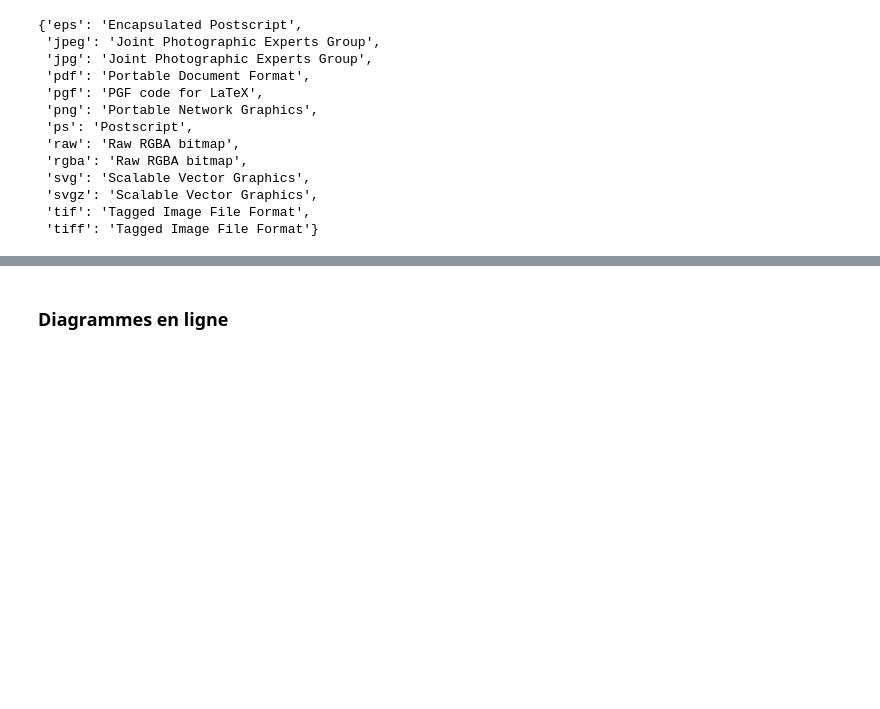
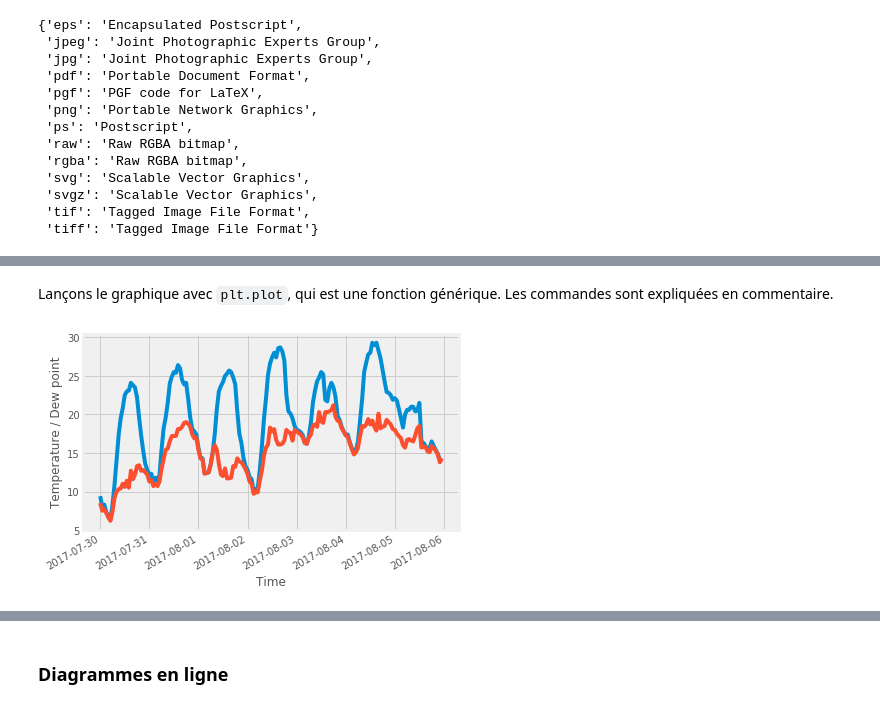
Before and after one commit to essicolo/ecologie-mathematique-Py, a Jupyter notebook: 04_Visualisation/4_Visualisation.ipynb, the cells around one changed output, grey strips where cells are left out. Cells and saved outputs as stored; diff of their text form; code cells hidden in the pictures; blank space fills up the shorter version.

```diff
--- a/04_Visualisation/4_Visualisation.ipynb
+++ b/04_Visualisation/4_Visualisation.ipynb
@@ -210,0 +217,12 @@ Dans ce manuel, j'utiliserai l'interface qui me semblera approprié.
+# %%
+sherb = pd.read_csv('data/weather_sherbrooke.csv', parse_dates=['time'])
+# %% [markdown]
+Lançons le graphique avec `plt.plot`, qui est une fonction générique. Les commandes sont expliquées en commentaire.
+# %%
+plt.plot(sherb.time, sherb.temp) # température
+plt.plot(sherb.time, sherb.temp_dew) # point de rosée
+plt.xlabel('Time') # Titre de l'axe des x
+plt.ylabel('Temperature / Dew point') # Titre de l'axe des y
+plt.gcf().autofmt_xdate() # format automatique de date pour l'axe des x
+# %% [output]
+[figure, added]
```
Also changed, not shown: parts of 38 cells of this notebook, 2 other files.
